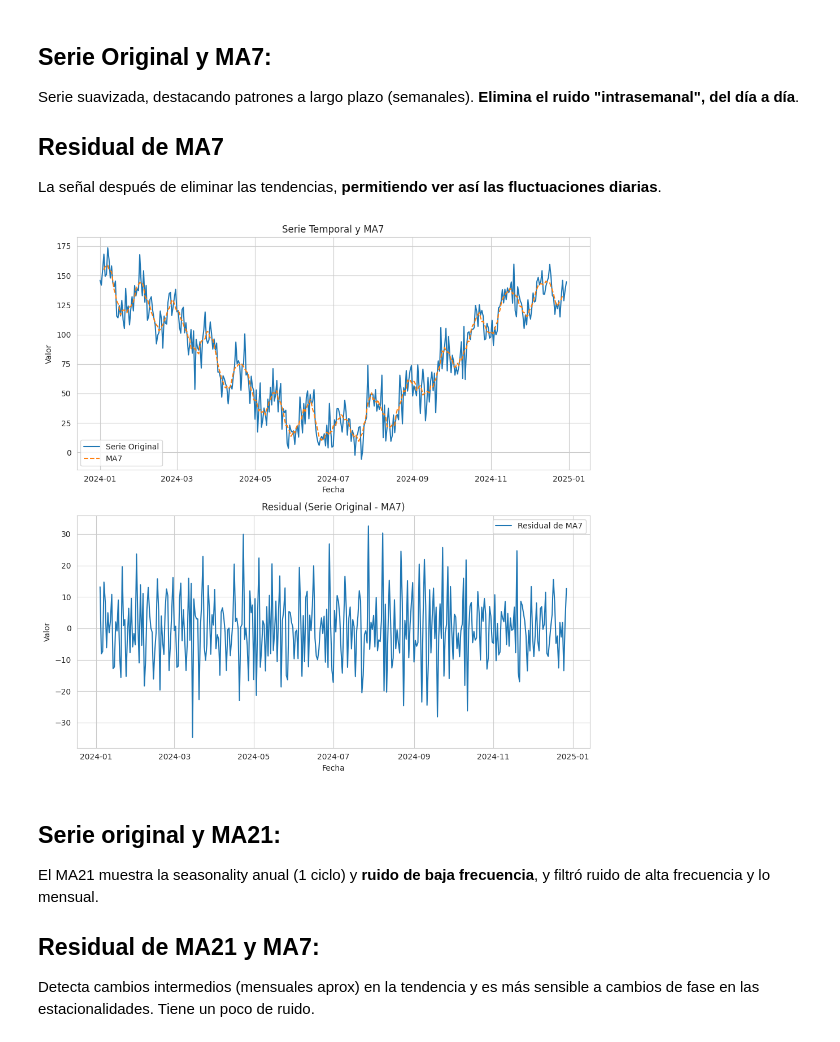
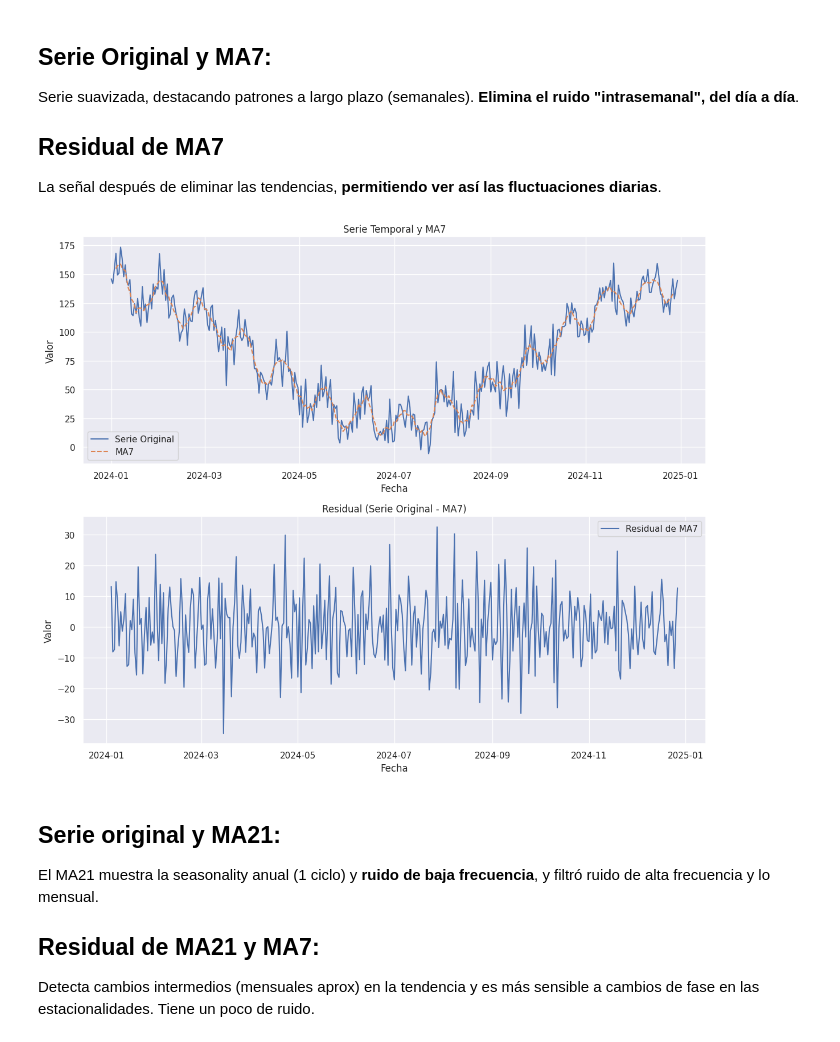
Before and after one commit to matuneville/Signal-Processing-and-Time-Series, a Jupyter notebook: procesamiento_de_señales/DGP-sintetico/moving_average.ipynb, the cells around one changed output. Drawn from its saved outputs; the diff is of its cells as text; code cells hidden in the pictures.

```diff
--- a/procesamiento_de_señales/DGP-sintetico/moving_average.ipynb
+++ b/procesamiento_de_señales/DGP-sintetico/moving_average.ipynb
@@ -3,6 +3,7 @@ import numpy as np
 import pandas as pd
 import matplotlib.pyplot as plt
 import seaborn as sns
+sns.set(style="darkgrid")
 np.random.seed(42)
 # %%
 # Generamos una serie temporal
@@ -33,27 +34,27 @@ Serie suavizada, destacando patrones a largo plazo (semanales). **Elimina el rui
 ## Residual de MA7
 La señal después de eliminar las tendencias, **permitiendo ver así las fluctuaciones diarias**.
 # %%
-fig, axes = plt.subplots(2, 1, figsize=(10, 10))
+fig, axes = plt.subplots(2, 1, figsize=(12, 10))
 
 # Serie Original y MA7
 sns.lineplot(x=dias, y=serie_temporal, label='Serie Original', ax=axes[0])
 sns.lineplot(x=dias, y=ma7, label='MA7', linestyle='--', ax=axes[0])
 axes[0].set_title('Serie Temporal y MA7')
 axes[0].set_xlabel('Fecha')
 axes[0].set_ylabel('Valor')
 axes[0].legend()
 
 # Residual de MA7
 sns.lineplot(x=dias, y=residual_ma7, label='Residual de MA7', ax=axes[1])
 axes[1].set_title('Residual (Serie Original - MA7)')
 axes[1].set_xlabel('Fecha')
 axes[1].set_ylabel('Valor')
 axes[1].legend()
 
 plt.tight_layout()
 plt.show()
 # %% [output]
-[figure, old version]
+[figure, new version]
 # %% [markdown]
 ## Serie original y MA21:
 El MA21 muestra la seasonality anual (1 ciclo) y **ruido de baja frecuencia**, y filtró ruido de alta frecuencia y lo mensual.
```
Also changed, not shown: parts of 3 cells of this notebook.
